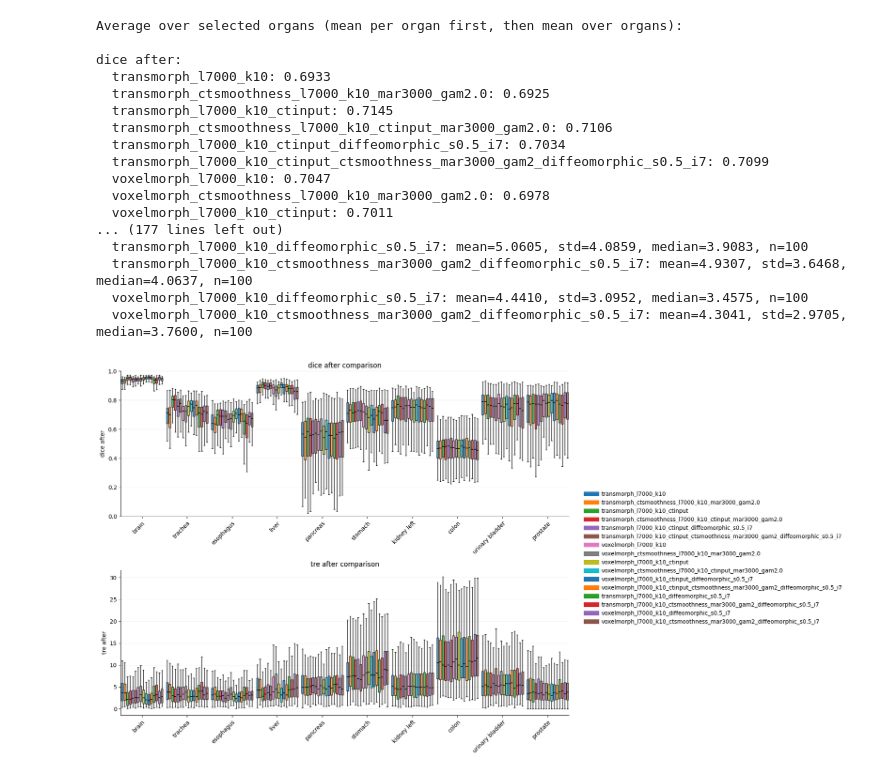
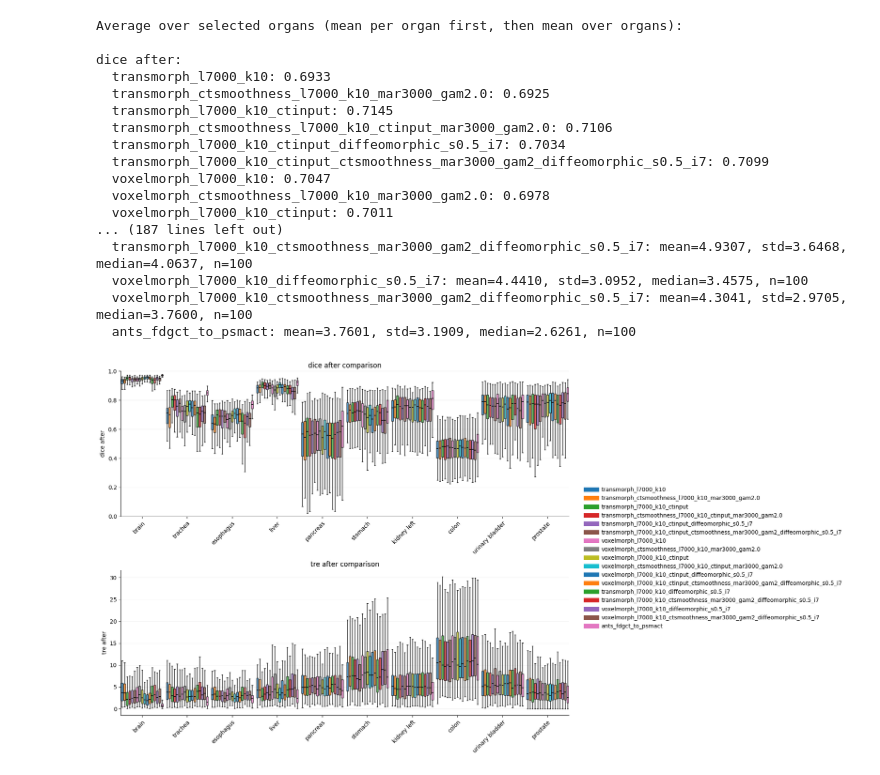
Before and after one commit to XiangcenWu/psma_gen, a Jupyter notebook: Registration/read_inference/read_inference_results.ipynb, the cells around one changed output. Cells and saved outputs as stored; diff of their text form; code cells hidden in the pictures.

```diff
--- a/Registration/read_inference/read_inference_results.ipynb
+++ b/Registration/read_inference/read_inference_results.ipynb
@@ -45,6 +45,8 @@ TXT_FILES = [
     "/share/home/xcwu/pet_reg_results/transmorph_l7000_k10_ctsmoothness_mar3000_gam2_diffeomorphic_s0.5_i7.txt",
     "/share/home/xcwu/pet_reg_results/voxelmorph_l7000_k10_diffeomorphic_s0.5_i7.txt",
     "/share/home/xcwu/pet_reg_results/voxelmorph_l7000_k10_ctsmoothness_mar3000_gam2_diffeomorphic_s0.5_i7.txt",
+
+    "/share/home/xcwu/pet_reg_results/ants_fdgct_to_psmact.txt"
 
 
 ]
@@ -541,33 +543,33 @@ def main():
         metrics=METRICS,
         organs=ORGANS,
         use_horizontal=USE_HORIZONTAL,
         show_fliers=SHOW_FLIERS,
         title=TITLE,
         output=OUTPUT,
         print_averages=True,
         print_selected_organs=PRINT_SELECTED_ORGANS,
         print_selected_metrics=PRINT_SELECTED_METRICS,
     )
 
 
 if __name__ == "__main__":
     main()
 # %% [output]
 Average over selected organs (mean per organ first, then mean over organs):
 
 dice after:
   transmorph_l7000_k10: 0.6933
   transmorph_ctsmoothness_l7000_k10_mar3000_gam2.0: 0.6925
   transmorph_l7000_k10_ctinput: 0.7145
   transmorph_ctsmoothness_l7000_k10_ctinput_mar3000_gam2.0: 0.7106
   transmorph_l7000_k10_ctinput_diffeomorphic_s0.5_i7: 0.7034
   transmorph_l7000_k10_ctinput_ctsmoothness_mar3000_gam2_diffeomorphic_s0.5_i7: 0.7099
   voxelmorph_l7000_k10: 0.7047
   voxelmorph_ctsmoothness_l7000_k10_mar3000_gam2.0: 0.6978
   voxelmorph_l7000_k10_ctinput: 0.7011
-... (177 lines left out)
-  transmorph_l7000_k10_diffeomorphic_s0.5_i7: mean=5.0605, std=4.0859, median=3.9083, n=100
+... (187 lines left out)
   transmorph_l7000_k10_ctsmoothness_mar3000_gam2_diffeomorphic_s0.5_i7: mean=4.9307, std=3.6468, median=4.0637, n=100
   voxelmorph_l7000_k10_diffeomorphic_s0.5_i7: mean=4.4410, std=3.0952, median=3.4575, n=100
   voxelmorph_l7000_k10_ctsmoothness_mar3000_gam2_diffeomorphic_s0.5_i7: mean=4.3041, std=2.9705, median=3.7600, n=100
+  ants_fdgct_to_psmact: mean=3.7601, std=3.1909, median=2.6261, n=100
-[figure, old version]
+[figure, new version]
```
Also changed, not shown: 3 other files.
